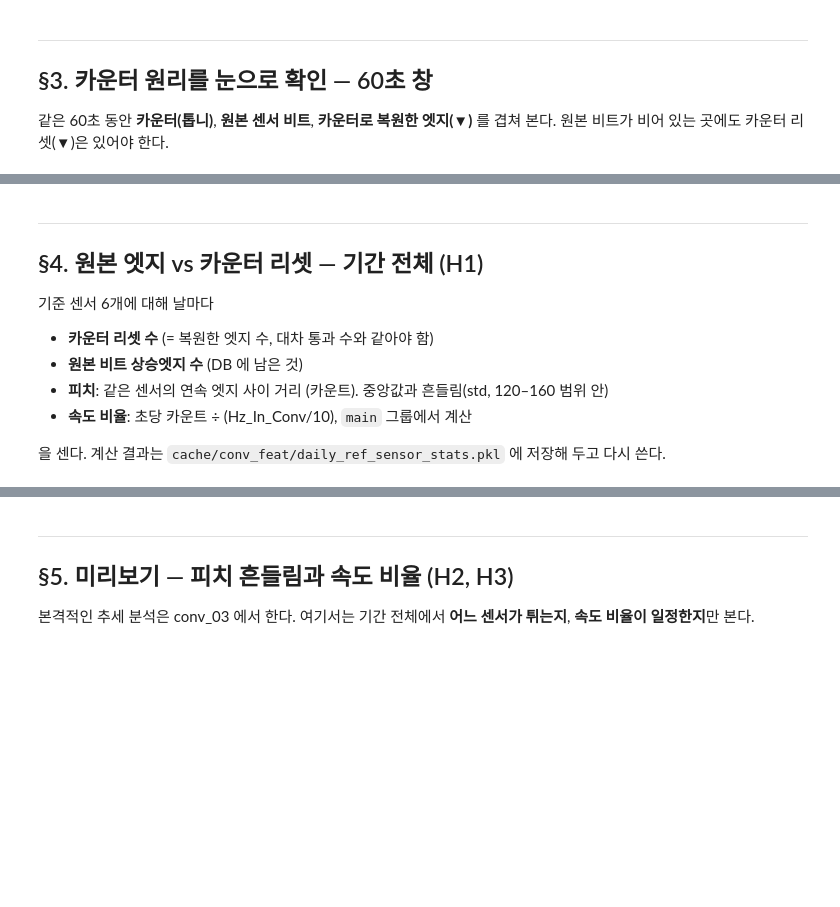
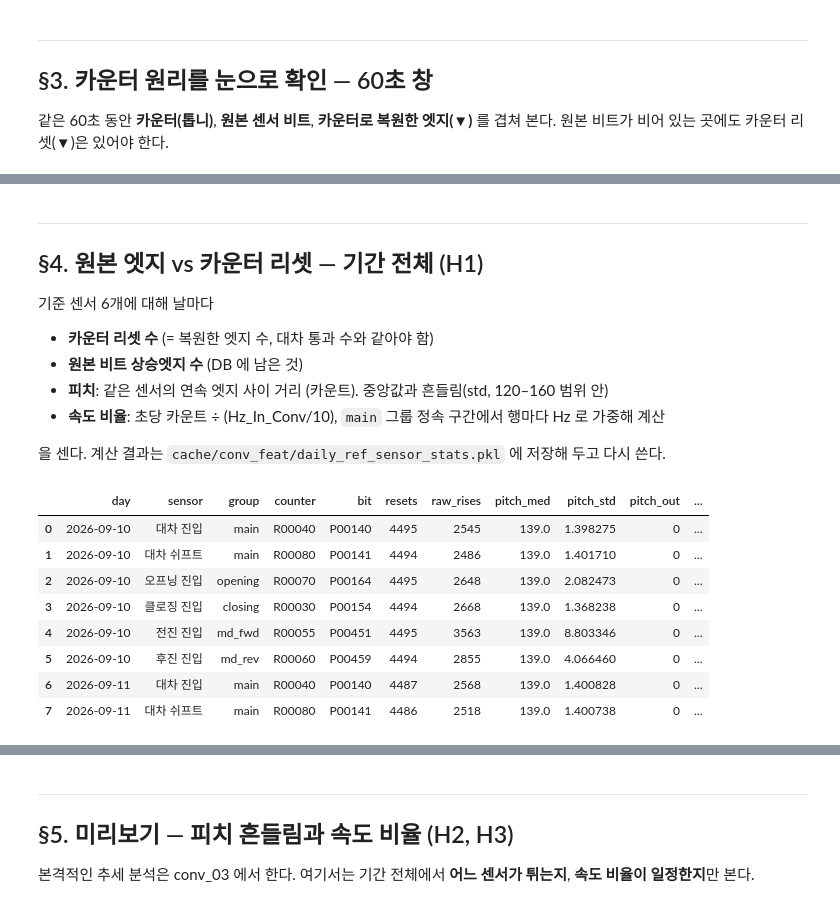
Before and after one commit to JeonJae02/KTA_Train, a Jupyter notebook: Conv/conv_01_로직맵.ipynb, the cells around one changed output, grey strips where cells are left out. Cells and saved outputs as stored; diff of their text form; code cells hidden in the pictures; blank space fills up the shorter version.

```diff
--- a/Conv/conv_01_로직맵.ipynb
+++ b/Conv/conv_01_로직맵.ipynb
@@ -326,7 +340,7 @@ plt.show()
 - **카운터 리셋 수** (= 복원한 엣지 수, 대차 통과 수와 같아야 함)
 - **원본 비트 상승엣지 수** (DB 에 남은 것)
 - **피치**: 같은 센서의 연속 엣지 사이 거리 (카운트). 중앙값과 흔들림(std, 120–160 범위 안)
-- **속도 비율**: 초당 카운트 ÷ (Hz_In_Conv/10), `main` 그룹에서 계산
+- **속도 비율**: 초당 카운트 ÷ (Hz_In_Conv/10), `main` 그룹 정속 구간에서 행마다 Hz 로 가중해 계산
 
 을 센다. 계산 결과는 `cache/conv_feat/daily_ref_sensor_stats.pkl` 에 저장해 두고 다시 쓴다.
 # %%
@@ -337,38 +351,49 @@ def day_stats(day):
     out, loaded = [], {}
     for g, c, s, name in REF_SENSORS:
         if g not in loaded:
             raw = load_group(g, day)
             loaded[g] = add_position(raw) if len(raw) else None
         d = loaded[g]
         if d is None or c not in d or s not in d:
             continue
         ev = counter_resets(d, c)
         rises = int((bit_edges(d, s).edge == 1).sum())
         p = ev.pitch[(ev.pitch > 120) & (ev.pitch < 160)]
         row = {"day": day, "sensor": name, "group": g, "counter": c, "bit": s,
                "resets": len(ev), "raw_rises": rises,
                "pitch_med": p.median(), "pitch_std": p.std(), "pitch_out": int(ev.pitch.notna().sum() - len(p))}
         if g == "main":
-            m = run_mask(d) & d.dt.lt(1.0) & d.dpos.gt(0) & d.Hz_In_Conv.gt(0)
-            row["speed_ratio"] = (d.dpos[m].sum() / d.dt[m].sum()) / (d.Hz_In_Conv[m].median() / 10)
-            row["run_hours"] = d.dt[m].sum() / 3600
+            # 정속 구간만: Hz 가 최근 20샘플(약 10초) 동안 그대로이고 감속·정지 중이 아님. 가감속 구간은 지령과 실제가 다르다
+            hz = d.Hz_In_Conv
+            steady = hz.rolling(20).std().eq(0) & d.Conv_Run_Slow.fillna(0).eq(0) & d.Conv_Brake_Time.fillna(0).gt(0)
+            m = run_mask(d) & d.dt.lt(1.0) & d.dpos.gt(0) & hz.gt(0) & steady
+            row["speed_ratio"] = d.dpos[m].sum() / (d.dt * hz / 10)[m].sum()   # 행마다 Hz 로 가중
+            row["run_hours"] = d.dt[run_mask(d) & d.dt.lt(1.0)].sum() / 3600
         out.append(row)
     return out
 
 
 if os.path.exists(STATS_PATH):
     stats = pd.read_pickle(STATS_PATH)
 else:
     rows_ = []
     for i, day in enumerate(DAYS, 1):
         rows_ += day_stats(day)
-        print(f"\r{i}/{len(DAYS)} {day}", end="")
     stats = pd.DataFrame(rows_)
     stats["day"] = pd.to_datetime(stats["day"])
     stats.to_pickle(STATS_PATH)
-print()
 stats["capture_%"] = stats.raw_rises / stats.resets * 100
 stats.head(8)
+# %% [output]
+|  | day | sensor | group | counter | bit | resets | raw_rises | pitch_med | pitch_std | pitch_out | ... |
+| 0 | 2026-09-10 | 대차 진입 | main | R00040 | P00140 | 4495 | 2545 | 139.0 | 1.398275 | 0 | ... |
+| 1 | 2026-09-10 | 대차 쉬프트 | main | R00080 | P00141 | 4494 | 2486 | 139.0 | 1.401710 | 0 | ... |
+| 2 | 2026-09-10 | 오프닝 진입 | opening | R00070 | P00164 | 4495 | 2648 | 139.0 | 2.082473 | 0 | ... |
+| 3 | 2026-09-10 | 클로징 진입 | closing | R00030 | P00154 | 4494 | 2668 | 139.0 | 1.368238 | 0 | ... |
+| 4 | 2026-09-10 | 전진 진입 | md_fwd | R00055 | P00451 | 4495 | 3563 | 139.0 | 8.803346 | 0 | ... |
+| 5 | 2026-09-10 | 후진 진입 | md_rev | R00060 | P00459 | 4494 | 2855 | 139.0 | 4.066460 | 0 | ... |
+| 6 | 2026-09-11 | 대차 진입 | main | R00040 | P00140 | 4487 | 2568 | 139.0 | 1.400828 | 0 | ... |
+| 7 | 2026-09-11 | 대차 쉬프트 | main | R00080 | P00141 | 4486 | 2518 | 139.0 | 1.400738 | 0 | ... |
 # %%
 prod = stats[stats.resets >= 500]           # 대차가 500대 이상 지나간 날만 (가동일)
 tab = prod.groupby("sensor").agg(
```
Also changed, not shown: parts of 8 cells of this notebook, 7 other files.
